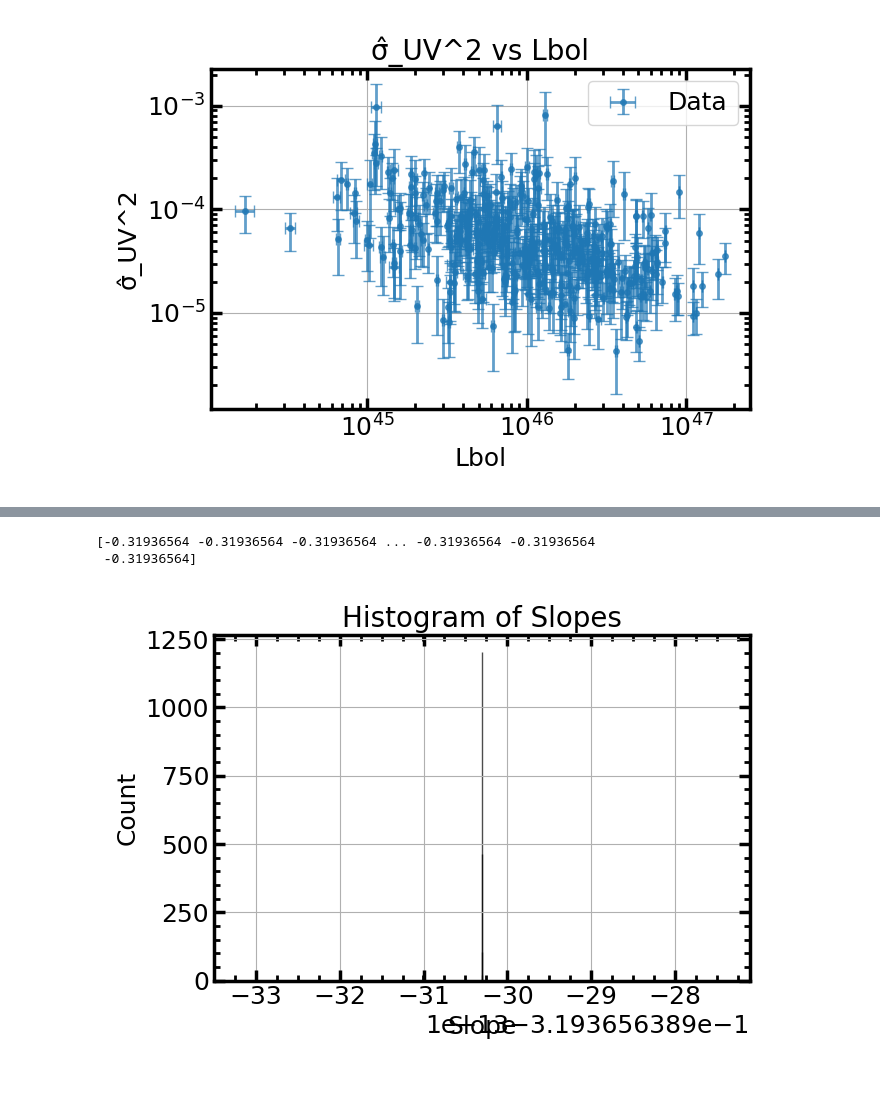
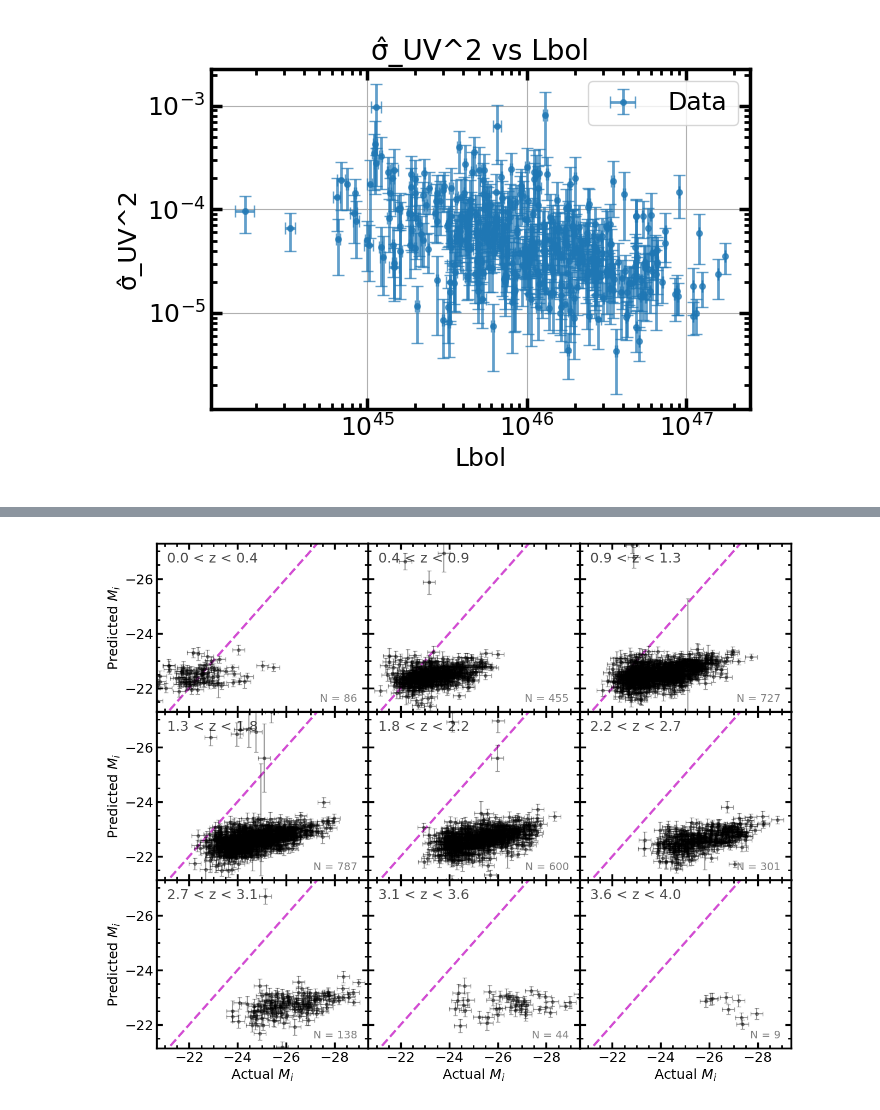
Before and after one commit to dutra/qvc, a Jupyter notebook: tutorials/hubble diagram py.ipynb, the cells around one changed output, grey strips where cells are left out. Saved outputs shown, nothing was run; the diff lists cells and outputs as text; code cells hidden in the pictures.

Commit message:
improve cosmo corner plot

```diff
--- a/tutorials/hubble diagram py.ipynb
+++ b/tutorials/hubble diagram py.ipynb
@@ -397,16 +356,11 @@ ValueError: 'xerr' must not contain negative values
-# %%
-print(slopes)
-# %% [output]
-[-0.31936564 -0.31936564 -0.31936564 ... -0.31936564 -0.31936564
- -0.31936564]
-# %%
-plt.figure(figsize=(7, 5))
-plt.hist(slopes, bins=5, color='skyblue', edgecolor='k', alpha=0.7)
-plt.xlabel('Slope')
-plt.ylabel('Count')
-plt.title('Histogram of Slopes')
-plt.grid(True)
-plt.tight_layout()
-plt.show()
-# %% [output]
-[figure, removed]
+# %%
+import emcee
+import numpy as np
+from hubble_plotting import plot_predicted_vs_actual_Mi
+
+cosmo_model = 'Flatw0waCDM'
+
+samples_emcee = np.load("plots/hubble/run_w1000s500/samples_emcee_Flatw0waCDM_agn.npy")
+plot_predicted_vs_actual_Mi(0, df_agn, cosmo_model=cosmo_model, show=True, flat_samples=samples_emcee)
+# %% [output]
+[figure, added]
```
Also changed, not shown: parts of 8 cells of this notebook, 3 other files.
